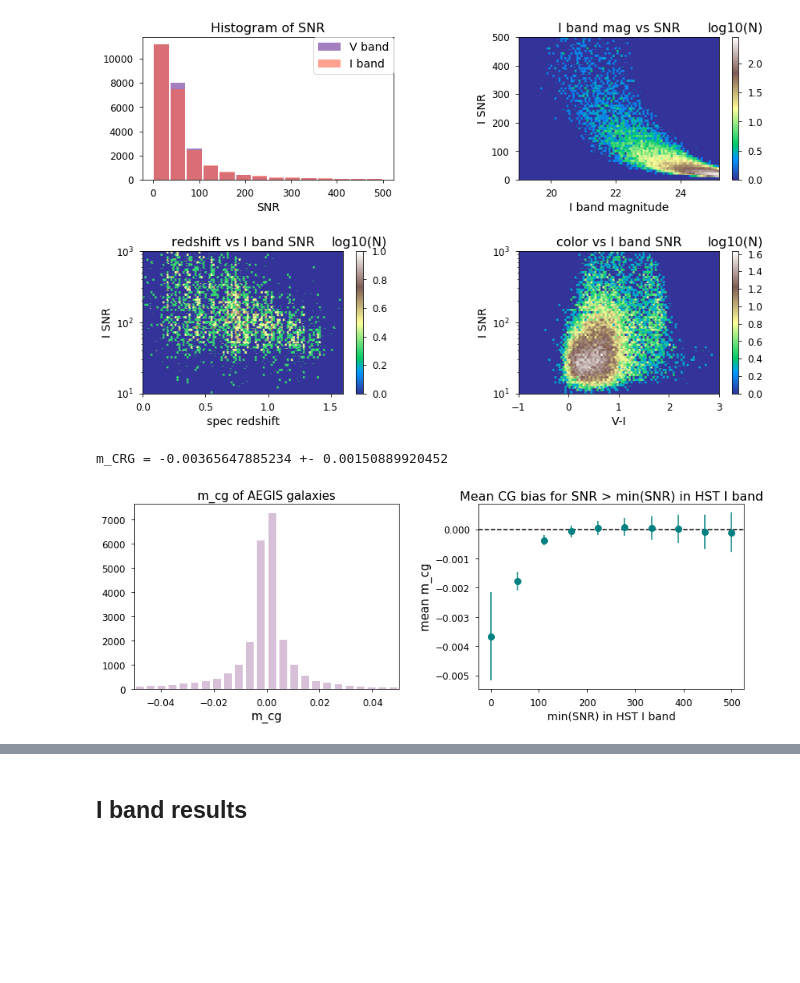
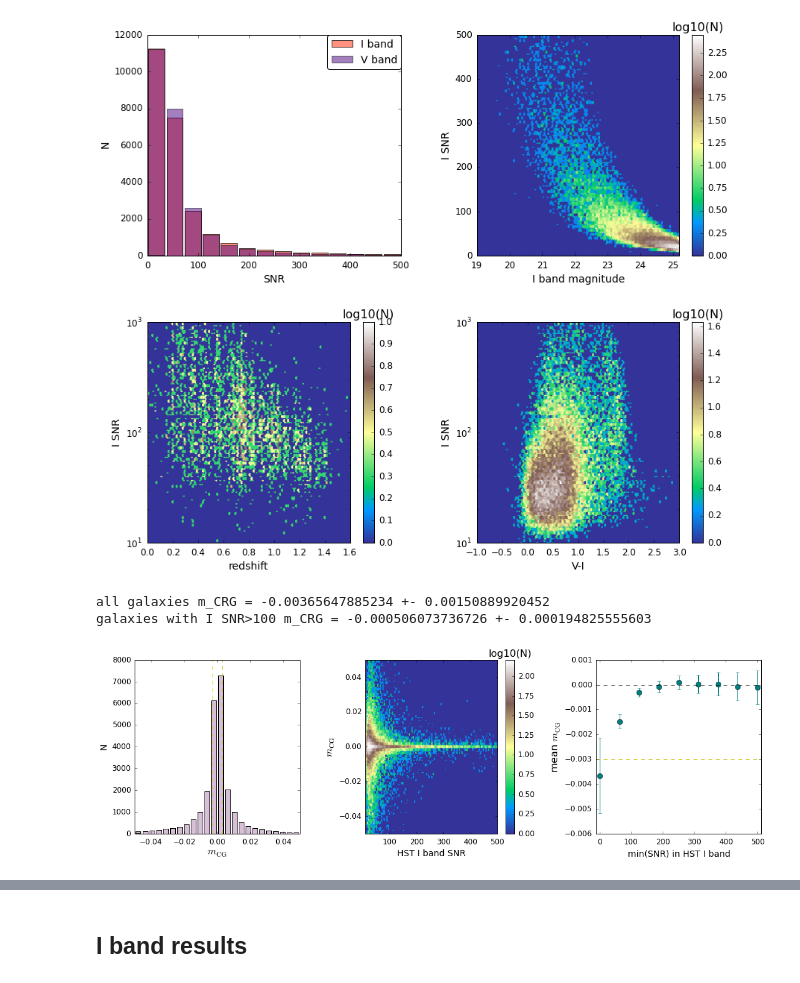
Before and after one commit to sowmyakth/measure_cg_bias, a Jupyter notebook: notebooks/AEGIS_cg_results.ipynb, the cells around one changed output, grey strips where cells are left out. Cells and saved outputs as stored; diff of their text form; code cells hidden in the pictures; blank space fills up the shorter version.

```diff
--- a/notebooks/AEGIS_cg_results.ipynb
+++ b/notebooks/AEGIS_cg_results.ipynb
@@ -75,14 +81,18 @@ plt.savefig(plot_path + "aegis_gal.png",
 # %%
 ## Plot AEGIS noise properties
-plt.figure(1,figsize=[14,18])
+plt.figure(1,figsize=[14,26])
+plt.subplots_adjust(wspace = 0.3)
+plt.subplots_adjust(hspace = 0.3)
 plt.subplot(4,2,1)
+plt.hist(aeg_cg_bias_cat['sn_ellip_gauss_2'],np.linspace(0,500,15), alpha=0.7,histtype='bar',rwidth=0.9,
+         color='tomato', label='I band')
 plt.hist(aeg_cg_bias_cat['sn_ellip_gauss_1'],np.linspace(0,500,15), alpha=0.5,histtype='bar',rwidth=0.9,
          color='indigo', label='V band')
-plt.hist(aeg_cg_bias_cat['sn_ellip_gauss_2'],np.linspace(0,500,15), alpha=0.6,histtype='bar',rwidth=0.9,
-         color='tomato', label='I band')
+
 plt.xlabel('SNR')
+plt.ylabel('N')
 plt.legend(loc=1)
-plt.title('Histogram of SNR')
+#plt.title('Histogram of SNR')
 
 plt.subplot(4,2,2)
 x = aeg_cg_bias_cat['MAG_2']
@@ -96,7 +106,7 @@ clb = plt.colorbar()
 clb.ax.set_title('log10(N)')
 plt.xlabel('I band magnitude')
 plt.ylabel('I SNR')
-plt.title('I band mag vs SNR')
+#plt.title('I band mag vs SNR')
 plt.ylim([ymin, ymax])
 plt.xlim([xmin, xmax])
 
@@ -108,50 +118,71 @@ xmin, xmax = get_plt_rng(x)
 ymin, ymax = get_plt_rng(y)
 #plt.xticks(())
 plt.hexbin(x,y, bins='log', yscale='log',
            extent=(0,1.6,1,3), cmap='terrain')
 clb = plt.colorbar()
 clb.ax.set_title('log10(N)')
-plt.xlabel('spec redshift')
+plt.xlabel('redshift')
 plt.ylabel('I SNR')
-plt.title('redshift vs I band SNR')
+#plt.title('redshift vs I band SNR')
 plt.ylim([0,1000])
 plt.xlim([0,1.6])
 
 
 plt.subplot(4,2,4)
 q, = np.where(aeg_cg_bias_cat['sn_ellip_gauss_2']>0)
 x = aeg_cg_bias_cat['MAG_1'][q] - aeg_cg_bias_cat['MAG_2'][q]
 y = aeg_cg_bias_cat['sn_ellip_gauss_2'][q]
 xmin, xmax = get_plt_rng(x)
 ymin, ymax = get_plt_rng(y)
 #plt.xticks(())
 plt.hexbin(x,y, bins='log', yscale='log',
            extent =(-1,3,1,3),cmap='terrain')
 clb = plt.colorbar()
 clb.ax.set_title('log10(N)')
 plt.xlabel('V-I')
 plt.ylabel('I SNR')
-plt.title('color vs I band SNR')
+# plt.title('color vs I band SNR')
 plt.ylim([0,1000])
 plt.xlim([-1,3])
 
 plt.savefig(plot_path + "aegis_snr.png",
             bbox_inches='tight')
 # %% [output]
-[figure, old version]
+[figure, new version]
 # %%
-plt.figure(1,figsize=[14,10])
-plt.subplots_adjust(wspace = 0.3)
+plt.figure(1,figsize=[18,5])
+plt.subplots_adjust(wspace = 0.4)
 plt.subplots_adjust(hspace = 0.3)
-plt.subplot(2,2,1)
+plt.subplot(1,3,1)
 plt.hist(aeg_cg_bias_cat['m_CRG_1'].T[2], np.linspace(-0.05,0.05,25),
          color='thistle',histtype='bar',rwidth=0.7)
 plt.xlim([-0.05,0.05])
-plt.xlabel('m_cg',size=15)
-plt.title('m_cg of AEGIS galaxies',size=15)
+plt.axvline(0.003, linestyle= '--', c='y')
+plt.axvline(-0.003, linestyle= '--', c='y')
+plt.xlabel(r'$m_{\rm CG}$',size=16)
+plt.ylabel('N')
+# plt.title('m_cg of AEGIS galaxies',size=15)
 
-plt.subplot(2,2,2)
-snrs = np.linspace(0, 500,10)
+
+plt.subplot(1,3,2)
+x = aeg_cg_bias_cat['sn_ellip_gauss_2']
+y = aeg_cg_bias_cat['m_CRG_1'].T[2]
+ymin, ymax = -0.05,0.05 #get_plt_rng(x)
+xmin, xmax = 10,500 #get_plt_rng(y)
+#plt.xticks(())
+plt.hexbin(x,y, bins='log',
+           extent=(xmin,xmax,ymin,ymax), cmap='terrain')
+clb = plt.colorbar()
+clb.ax.set_title('log10(N)')
+plt.ylabel(r'$m_{\rm CG}$',size=16)
+plt.xlabel('HST I band SNR')
+# plt.title('m_CG vs SNR')
+plt.ylim([ymin, ymax])
+plt.xlim([xmin, xmax])
+
+
+plt.subplot(1,3,3)
+snrs = np.linspace(0, 500,9)
 mean_m_CRG, mean_m_CRG_err = [],[]
 diff1,diff2=[],[]
 for s in snrs:
@@ -164,15 +195,24 @@ plt.errorbar(snrs, mean_m_CRG, yerr=mean_m_CRG_err, marker='o',markersize=8,
              linestyle='', color='teal')
 plt.axhline(0, linestyle='--', c='k')
 plt.xlabel('min(SNR) in HST I band')
-plt.ylabel('mean m_cg',size=15)
-plt.title('Mean CG bias for SNR > min(SNR) in HST I band')
+plt.ylabel(r'mean $m_{\rm CG}$',size=16)
+plt.xlim([-11, 511])
+# plt.title('Mean CG bias for SNR > min(SNR) in HST I band')
+plt.axhline(-0.003, linestyle='--', c='y')
+
 plt.savefig(plot_path + "aeg_mcg_results.png",
              bbox_inches='tight')
 
 
 mean = np.mean(aeg_cg_bias_cat['m_CRG_1'].T[2])
 err = np.std(aeg_cg_bias_cat['m_CRG_1'].T[2])/len(aeg_cg_bias_cat['m_CRG_1'].T[2])**0.5
-print "m_CRG = {0} +- {1}".format(mean, err)
+print "all galaxies m_CRG = {0} +- {1}".format(mean, err)
+
+q, = np.where(aeg_cg_bias_cat['sn_ellip_gauss_2'] > 100)
+mean = np.mean(aeg_cg_bias_cat['m_CRG_1'][q].T[2])
+err = np.std(aeg_cg_bias_cat['m_CRG_1'][q].T[2])/len(aeg_cg_bias_cat['m_CRG_1'][q].T[2])**0.5
+print "galaxies with I SNR>100 m_CRG = {0} +- {1}".format(mean, err)
 # %% [output]
-m_CRG = -0.00365647885234 +- 0.00150889920452
+all galaxies m_CRG = -0.00365647885234 +- 0.00150889920452
+galaxies with I SNR>100 m_CRG = -0.000506073736726 +- 0.000194825555603
-[figure, old version]
+[figure, new version]
```
Also changed, not shown: parts of 12 cells of this notebook.
